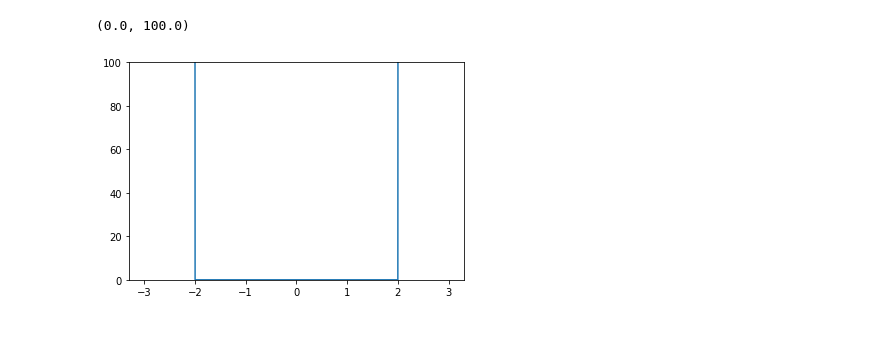
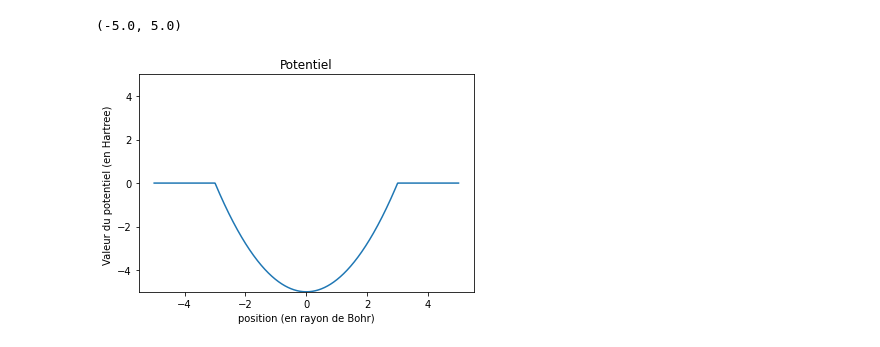
Before and after one commit to rvanco/Projet_info_Schrodinger_M1, a Jupyter notebook: dichotomie_final.ipynb, the cells around one changed output. Saved outputs shown, nothing was run; the diff lists cells and outputs as text; code cells hidden in the pictures.

```diff
--- a/dichotomie_final.ipynb
+++ b/dichotomie_final.ipynb
@@ -276,16 +310,18 @@ def recherche(V,E_min,E_max,dE,sens,x_range,Nb_passage,It_passage,zoom,delta_E,e
     #return E_dich_list
 # %%
-#CONTIENT LA PLAGE DES VALEURS DE X UTILES,LA VALEUR DE LA PREMIERE DERIVEE EN x_m, ET LE POTENTIEL. TRACE LE POTENTIEL.
-V=V6 #potentiel utilisé
-x_m=-3
-x_M=3
-dx=10**(-2)
-eps=dx*10**(-5)
+#CONTIENT LA PLAGE DES VALEURS DE X UTILES ET LE POTENTIEL. TRACE LE POTENTIEL.
+V=V5               #potentiel utilisé
+x_m=-5             #valeur minimale des abscisses         (valeur typique:dépend du potentiel)
+x_M=5              #valeur maximale des abscisses         (valeur typique:dépend du potentiel)
+dx=10**(-2)        #pas de la discrétisation de l'espace  (valeur typique:0.01)
 x_range = np.linspace(x_m,x_M,int((x_M-x_m)/dx))
+plt.figure()
+plt.title("Potentiel")
+plt.xlabel("position (en rayon de Bohr)")
+plt.ylabel("Valeur du potentiel (en Hartree) ")
 plt.plot(x_range,V(x_range))
-#plt.yscale('log')
-plt.ylim(0,100)
+plt.ylim(-5,5) #intervalle de l'ordonnée à afficher
 # %% [output]
-(0.0, 100.0)
+(-5.0, 5.0)
-[figure, old version]
+[figure, new version]
 # %%
```
Also changed, not shown: parts of 9 cells of this notebook.
